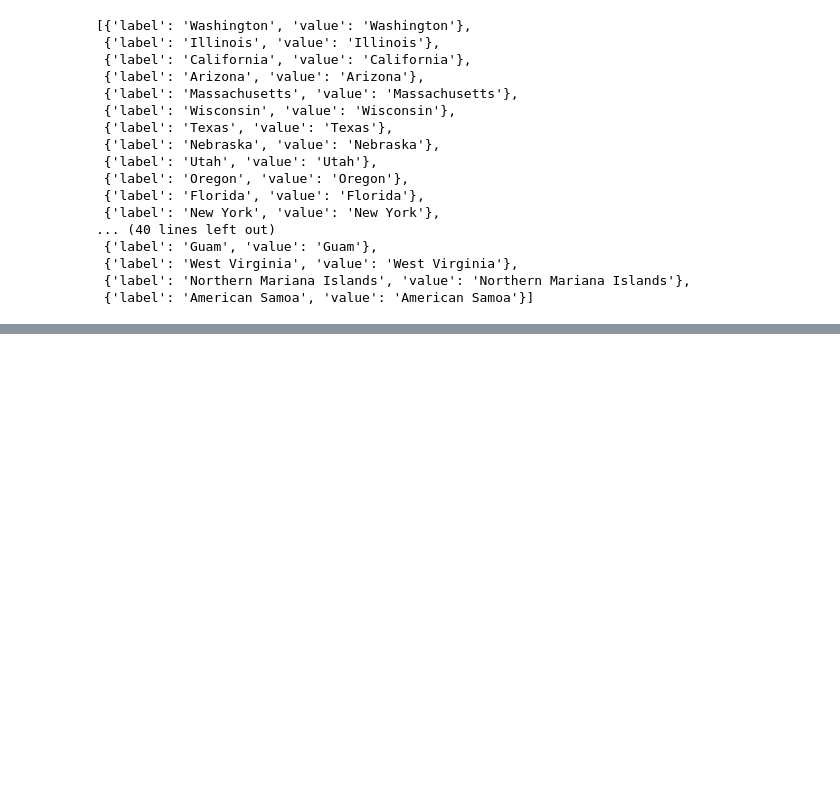
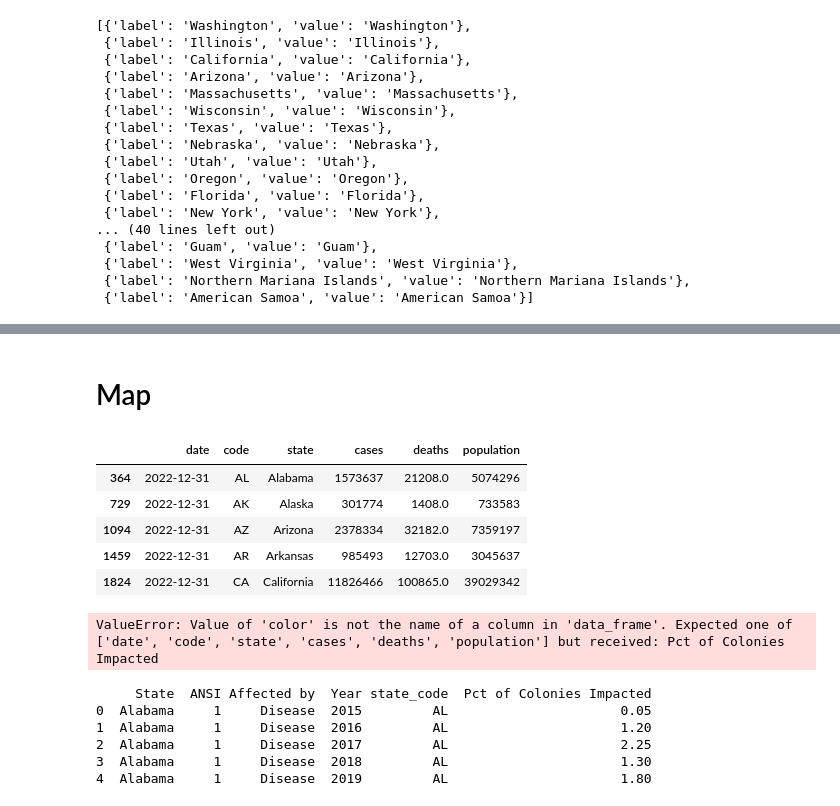
Before and after one commit to Ivan2911/COVID-19-VIZ, a Jupyter notebook: data_process.ipynb, the cells around one changed output, grey strips where cells are left out. Cells and saved outputs as stored; diff of their text form; code cells hidden in the pictures; blank space fills up the shorter version.

```diff
--- a/data_process.ipynb
+++ b/data_process.ipynb
@@ -350,0 +375,46 @@ options
+# %% [markdown]
+# Map
+# %%
+map_df = pd.merge(us2022_state, pop_df, left_on='state', right_on='NAME')
+map_df = map_df[['date','code','state','cases','deaths','2022']]
+map_df.rename(columns={'2022': 'population'}, inplace=True)
+map_df = map_df.loc[(map_df['date']== last_update)]
+map_df.head()
+# %% [output]
+|  | date | code | state | cases | deaths | population |
+| 364 | 2022-12-31 | AL | Alabama | 1573637 | 21208.0 | 5074296 |
+| 729 | 2022-12-31 | AK | Alaska | 301774 | 1408.0 | 733583 |
+| 1094 | 2022-12-31 | AZ | Arizona | 2378334 | 32182.0 | 7359197 |
+| 1459 | 2022-12-31 | AR | Arkansas | 985493 | 12703.0 | 3045637 |
+| 1824 | 2022-12-31 | CA | California | 11826466 | 100865.0 | 39029342 |
+# %%
+fig = px.choropleth(
+    data_frame=map_df,
+    locationmode='USA-states',
+    locations='code',
+    scope="usa",
+    color='Pct of Colonies Impacted',
+    hover_data=['state', 'cases','deaths', 'population'],
+    color_continuous_scale=px.colors.sequential.YlOrRd,
+    labels={'Cases': 'Number of cases'},
+    template='plotly_dark'
+)
+
+fig.show()
+# %% [output]
+ValueError: Value of 'color' is not the name of a column in 'data_frame'. Expected one of ['date', 'code', 'state', 'cases', 'deaths', 'population'] but received: Pct of Colonies Impacted
+# %%
+# -- Import and clean data (importing csv into pandas)
+# df = pd.read_csv("intro_bees.csv")
+df = pd.read_csv("https://raw.githubusercontent.com/Coding-with-Adam/Dash-by-Plotly/master/Other/Dash_Introduction/intro_bees.csv")
+
+df = df.groupby(['State', 'ANSI', 'Affected by', 'Year', 'state_code'])[['Pct of Colonies Impacted']].mean()
+df.reset_index(inplace=True)
+print(df[:5])
+# %% [output]
+     State  ANSI Affected by  Year state_code  Pct of Colonies Impacted
+0  Alabama     1     Disease  2015         AL                      0.05
+1  Alabama     1     Disease  2016         AL                      1.20
+2  Alabama     1     Disease  2017         AL                      2.25
+3  Alabama     1     Disease  2018         AL                      1.30
+4  Alabama     1     Disease  2019         AL                      1.80
```
Also changed, not shown: parts of 16 cells of this notebook, 5 other files.
